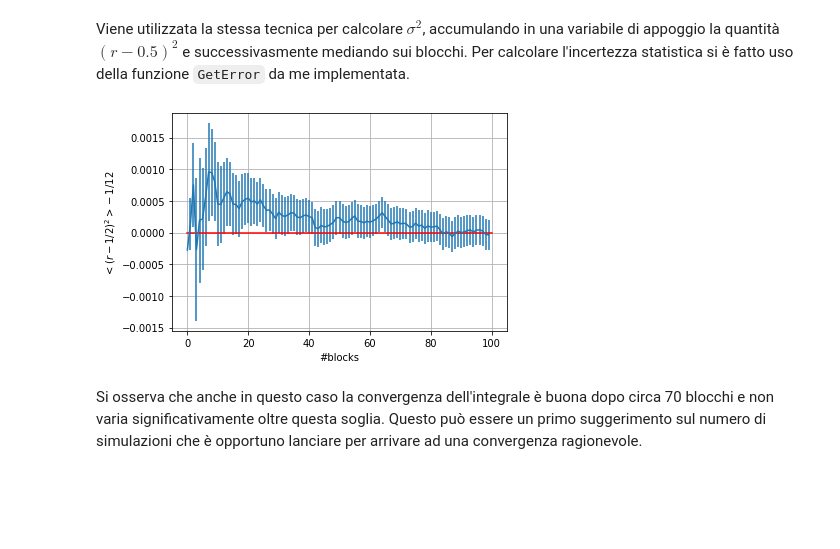
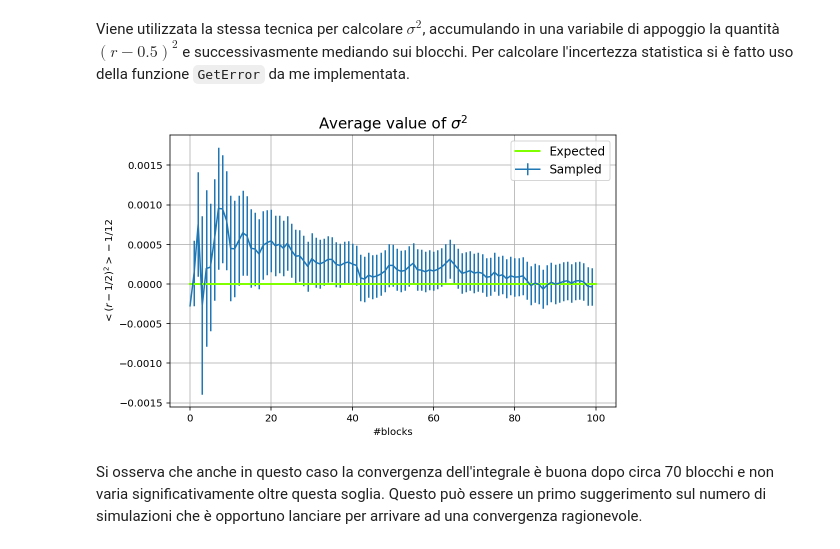
Before and after one commit to andreasala98/LSN_AndreaSala, a Jupyter notebook: Ex01_AS/LSN_01_AS.ipynb, the cells around one changed output. Saved outputs shown, nothing was run; the diff lists cells and outputs as text; code cells hidden in the pictures; blank space fills up the shorter version.

```diff
--- a/Ex01_AS/LSN_01_AS.ipynb
+++ b/Ex01_AS/LSN_01_AS.ipynb
@@ -48,14 +52,17 @@ Si osserva che il valor medio converge al valore $\frac{1}{2}$ entro 0.002 dopo
 Viene utilizzata la stessa tecnica per calcolare $\sigma^2$, accumulando in una variabile di appoggio la quantità $(r-0.5)^2$ e successivasmente mediando sui blocchi. Per calcolare l'incertezza statistica si è fatto uso della funzione `GetError` da me implementata.
 # %%
 sigma, err_sigma = np.loadtxt("1.1/sigma.out",usecols=(0,1), delimiter=' , ', unpack='true')
-plt.errorbar(x,sigma-1/12,yerr=err_sigma)
-plt.plot([0,N],[0.,0.], color='red')
+plt.figure(figsize=(8,5))
+plt.title('Average value of $\sigma^2$', fontsize=15)
+plt.errorbar(x,sigma-1/12,yerr=err_sigma,label='Sampled' )
+plt.plot([0,N],[0.,0.], color='chartreuse', label='Expected', linewidth=2)
 plt.xlabel('#blocks')
 plt.ylabel('$<(r-1/2)^2>-1/12$')
+plt.legend(fontsize='large')
 plt.grid(True)
 plt.show()
 # %% [output]
-[figure, old version]
+[figure, new version]
 # %% [markdown]
 Si osserva che anche in questo caso la convergenza dell'integrale è buona dopo circa 70 blocchi e non varia significativamente oltre questa soglia. Questo può essere un primo suggerimento sul numero di simulazioni che è opportuno lanciare per arrivare ad una convergenza ragionevole.
 # %% [markdown]
```
Also changed, not shown: parts of 8 cells of this notebook.
